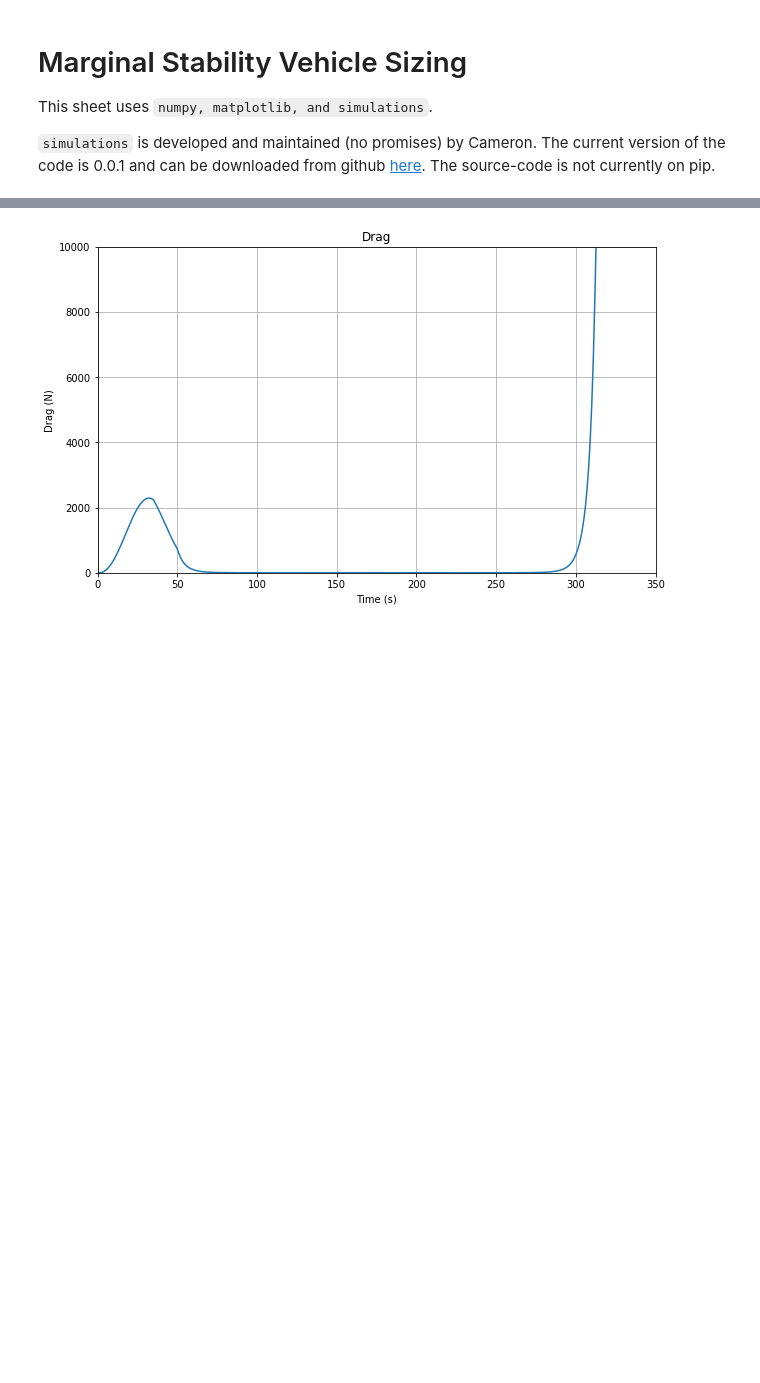
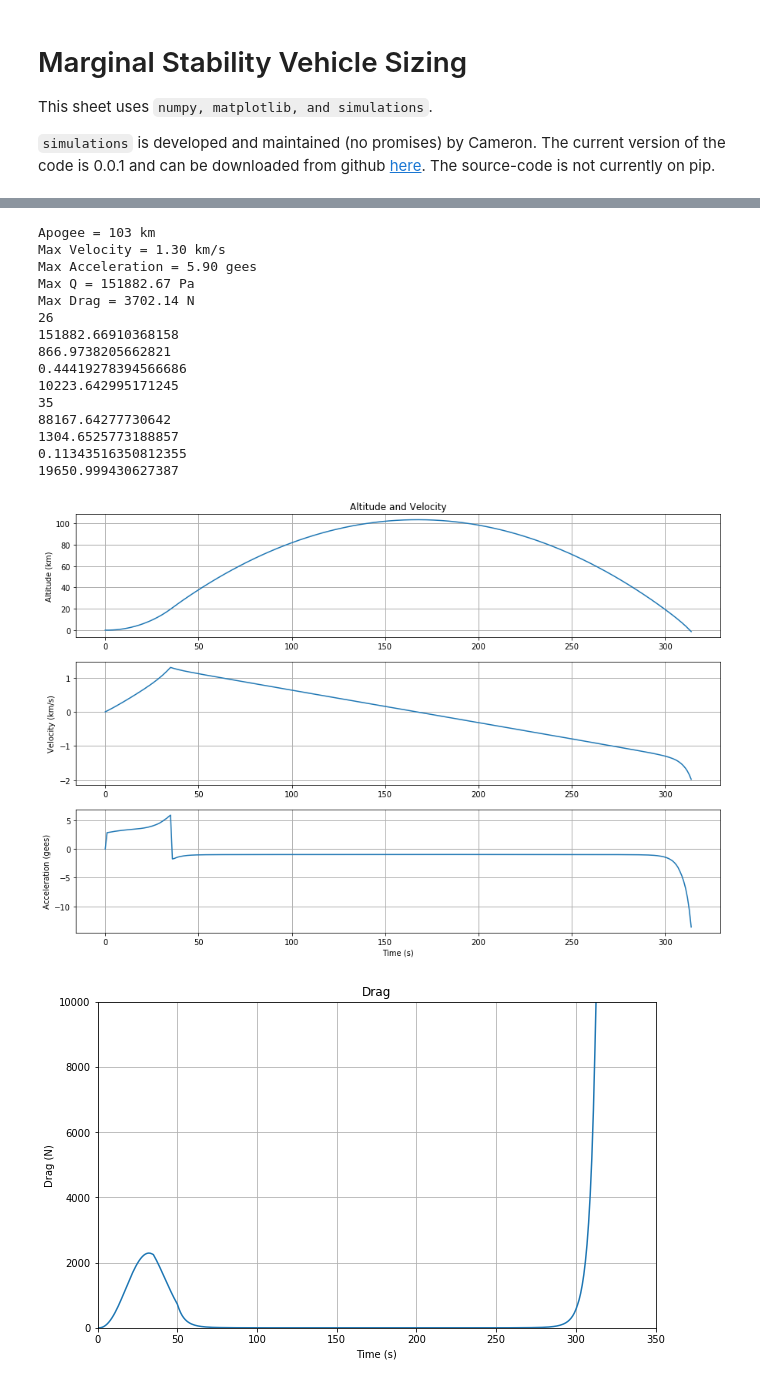
Before and after one commit to rocketproplab/marginal-stability, a Jupyter notebook: Design/Vehicle-Sizing/marginal-stability-sizing.ipynb, the cells around one changed output, grey strips where cells are left out. Drawn from its saved outputs; the diff is of its cells as text; code cells hidden in the pictures; blank space fills up the shorter version.

```diff
--- a/Design/Vehicle-Sizing/marginal-stability-sizing.ipynb
+++ b/Design/Vehicle-Sizing/marginal-stability-sizing.ipynb
@@ -156,36 +173,61 @@ altitude, velocity, acceleration, mass, time, thrust, drag, Q, rho = itsatest.ru
 kmaltitude = [x/1000 for x in altitude]
 print('Apogee = %d km' % max(kmaltitude))
 kmvelocity = [v/1000 for v in velocity]
 print('Max Velocity = %.2f km/s' % max(kmvelocity))
 gees = [a/g0 for a in acceleration]
 print('Max Acceleration = %.2f gees' % max(gees))
 print('Max Q = %.2f Pa' % max(Q))
 Drag = drag[0:len(Q)]
 print('Max Drag = %.2f N' % max(Drag))
 
 def maxAndTime(list):
     max = 0
     time = 0
-    for i in range(len(list)):
+    for i in range(len(Q)):
         if list[i] > max:
             max = list[i]
             time = i
     return (max,time)
 
 maxQ,maxQTime = maxAndTime(Q)
+print(maxQTime)
 print(maxQ)
-print(maxQTime)
+print(velocity[maxQTime])
 print(rho[maxQTime])
-print(velocity[maxQTime])
+print(altitude[maxQTime])
+
+maxV,maxVTime = maxAndTime(velocity)
+print(maxVTime)
+print(Q[maxVTime])
+print(maxV)
+print(rho[maxVTime])
+print(altitude[maxVTime])
 
 fig = plt.figure(figsize=(15,10))
 fig.subplots_adjust(hspace=0.2)
 
 # fig2 = plt.figure(figsize=(15,10))
 # fig2.subplots_adjust(hspace=0.2)
 
 plot_alt(fig)
 plt.show()
+# %% [output]
+Apogee = 103 km
+Max Velocity = 1.30 km/s
+Max Acceleration = 5.90 gees
+Max Q = 151882.67 Pa
+Max Drag = 3702.14 N
+26
+151882.66910368158
+866.9738205662821
+0.44419278394566686
+10223.642995171245
+35
+88167.64277730642
+1304.6525773188857
+0.11343516350812355
+19650.999430627387
+[figure, added]
 # %%
 fig1 = plt.figure(figsize=(10,6))
 ax11 = fig1.add_subplot(1,1,1)
```
Also changed, not shown: parts of 1 cell of this notebook, 1 other file.
